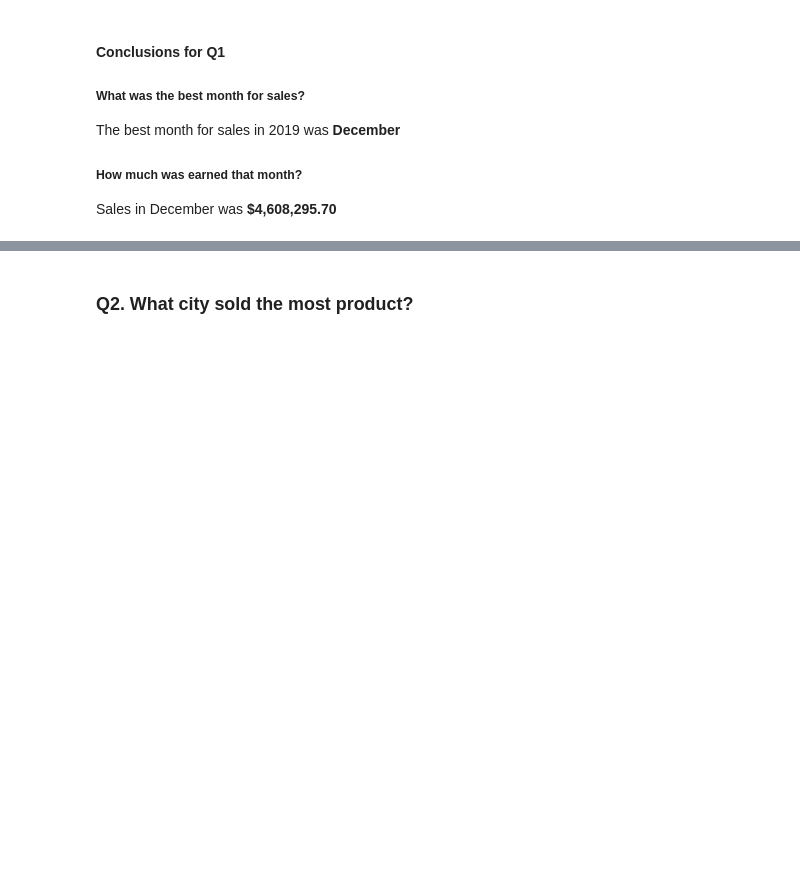
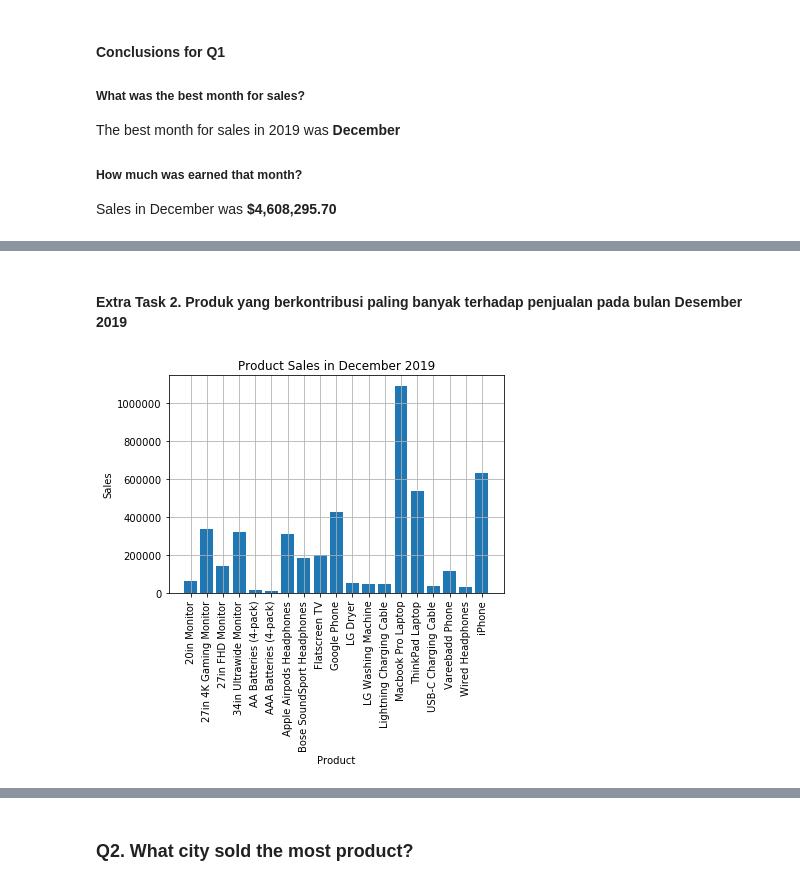
Before and after one commit to ricoputrap/electrosales-2019, a Jupyter notebook: SalesAnalysis.ipynb, the cells around one changed output, grey strips where cells are left out. Drawn from its saved outputs; the diff is of its cells as text; code cells hidden in the pictures; blank space fills up the shorter version.

```diff
--- a/SalesAnalysis.ipynb
+++ b/SalesAnalysis.ipynb
@@ -494,0 +525,18 @@ Sales in December was **$4,608,295.70**
+# %% [markdown]
+#### Extra Task 2. Produk yang berkontribusi paling banyak terhadap penjualan pada bulan Desember 2019
+# %%
+# get all products in ordered
+products = [product for product, df in df.groupby(['Product'])]
+
+# setup the bar chart
+plt.bar(products, df[df['Order Month'] == 12].groupby(['Product'])['Sales'].sum())
+
+# set bar chart appearance
+plt.title("Product Sales in December 2019")
+plt.xlabel("Product")
+plt.ylabel("Sales")
+plt.xticks(products, rotation='vertical')
+plt.grid()
+plt.show()
+# %% [output]
+[figure, added]
```
Also changed, not shown: parts of 12 cells of this notebook.
